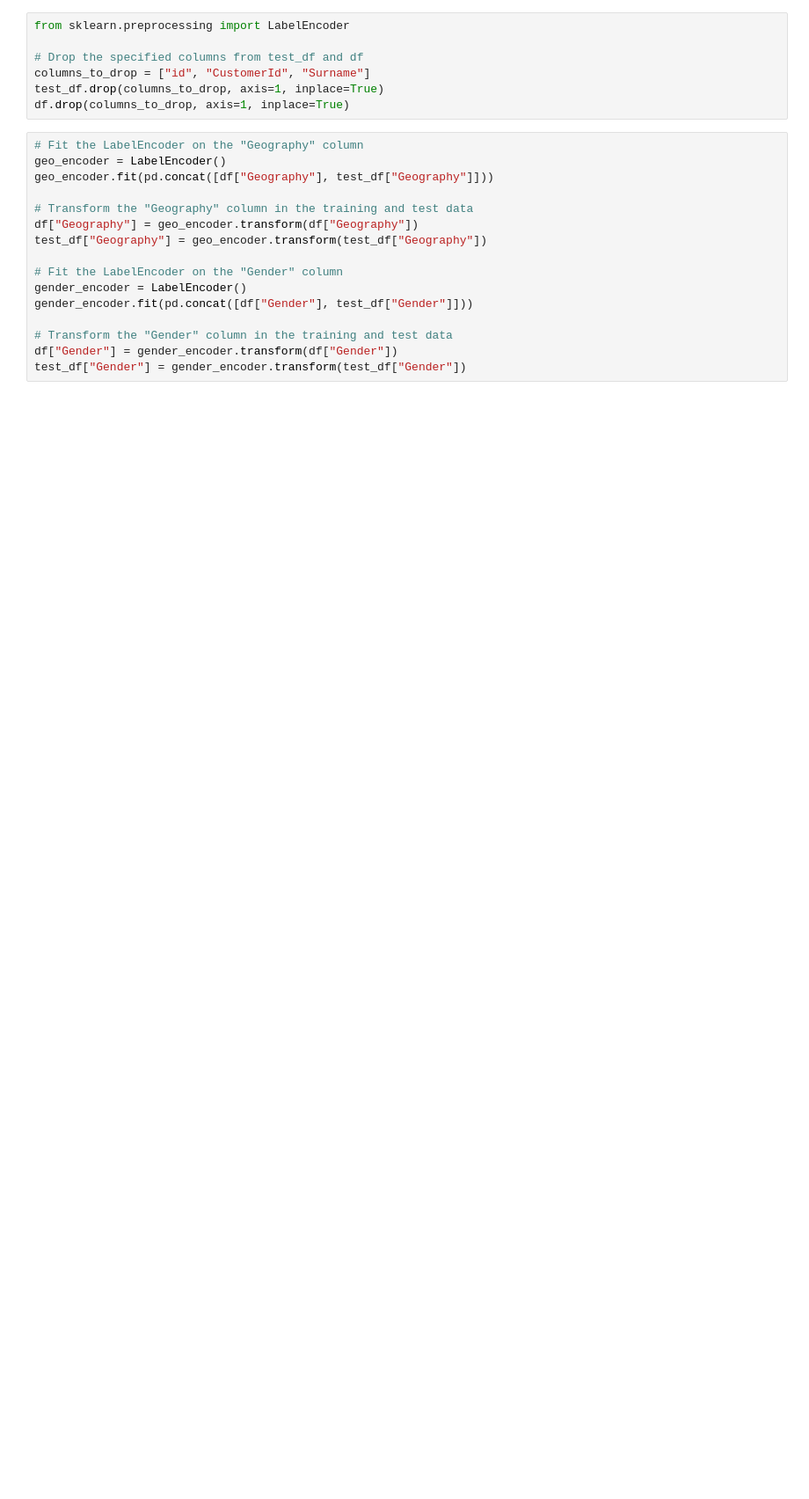
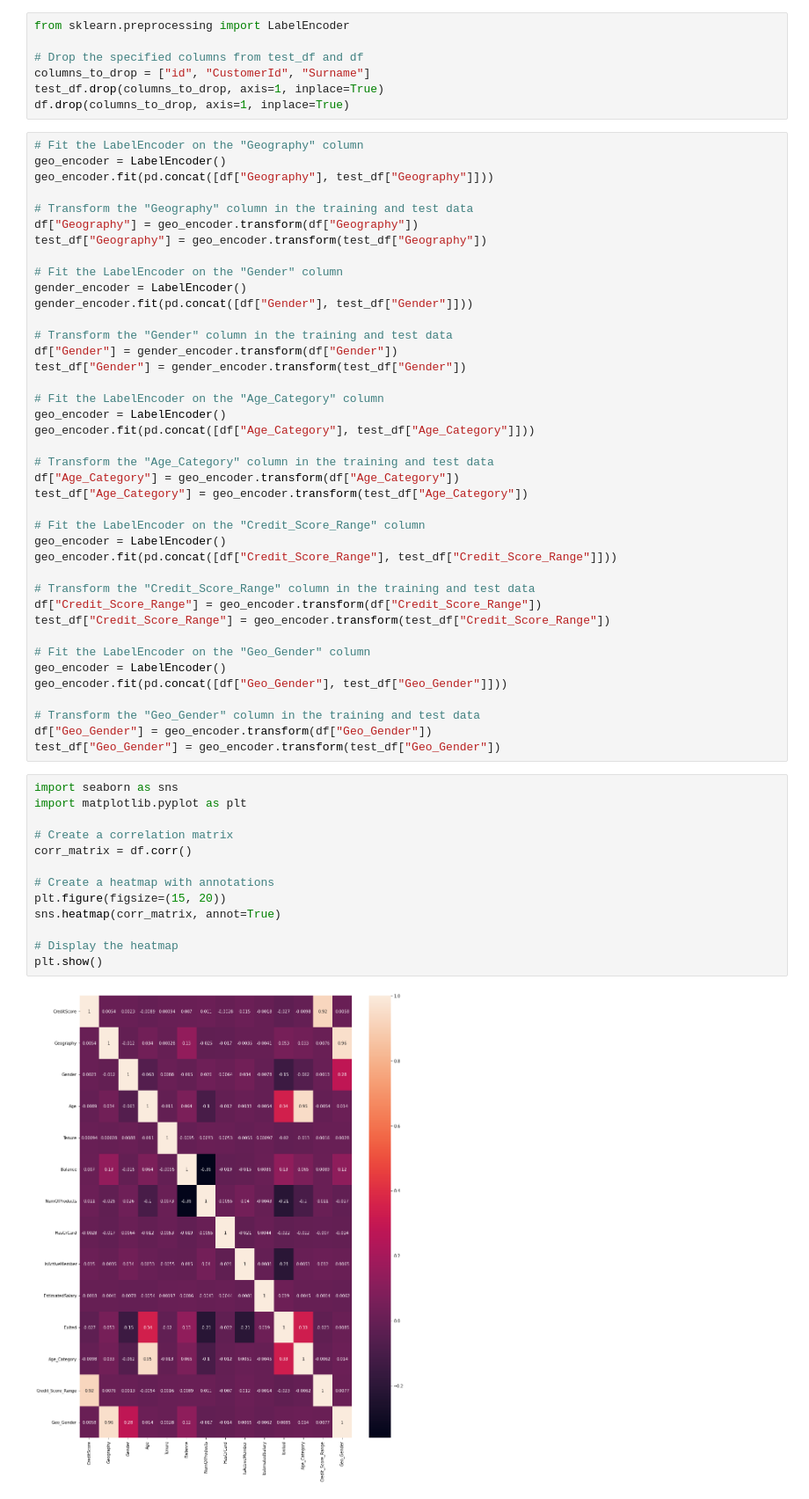
Before and after one commit to shyamgupta196/Kaggle-competitions, a Jupyter notebook: playground-series-s4e1/notebook.ipynb, the cells around one changed output. Shown at 88% size. Cells and saved outputs as stored; diff of their text form; blank space fills up the shorter version.

```diff
--- a/playground-series-s4e1/notebook.ipynb
+++ b/playground-series-s4e1/notebook.ipynb
@@ -70,4 +80,43 @@ gender_encoder.fit(pd.concat([df["Gender"], test_df["Gender"]]))
 # Transform the "Gender" column in the training and test data
 df["Gender"] = gender_encoder.transform(df["Gender"])
 test_df["Gender"] = gender_encoder.transform(test_df["Gender"])
+
+# Fit the LabelEncoder on the "Age_Category" column
+geo_encoder = LabelEncoder()
+geo_encoder.fit(pd.concat([df["Age_Category"], test_df["Age_Category"]]))
+
+# Transform the "Age_Category" column in the training and test data
+df["Age_Category"] = geo_encoder.transform(df["Age_Category"])
+test_df["Age_Category"] = geo_encoder.transform(test_df["Age_Category"])
+
+# Fit the LabelEncoder on the "Credit_Score_Range" column
+geo_encoder = LabelEncoder()
+geo_encoder.fit(pd.concat([df["Credit_Score_Range"], test_df["Credit_Score_Range"]]))
+
+# Transform the "Credit_Score_Range" column in the training and test data
+df["Credit_Score_Range"] = geo_encoder.transform(df["Credit_Score_Range"])
+test_df["Credit_Score_Range"] = geo_encoder.transform(test_df["Credit_Score_Range"])
+
+# Fit the LabelEncoder on the "Geo_Gender" column
+geo_encoder = LabelEncoder()
+geo_encoder.fit(pd.concat([df["Geo_Gender"], test_df["Geo_Gender"]]))
+
+# Transform the "Geo_Gender" column in the training and test data
+df["Geo_Gender"] = geo_encoder.transform(df["Geo_Gender"])
+test_df["Geo_Gender"] = geo_encoder.transform(test_df["Geo_Gender"])
+# %%
+import seaborn as sns
+import matplotlib.pyplot as plt
+
+# Create a correlation matrix
+corr_matrix = df.corr()
+
+# Create a heatmap with annotations
+plt.figure(figsize=(15, 20))
+sns.heatmap(corr_matrix, annot=True)
+
+# Display the heatmap
+plt.show()
+# %% [output]
+[figure, added]
 # %%
```
Also changed, not shown: parts of 11 cells of this notebook.
